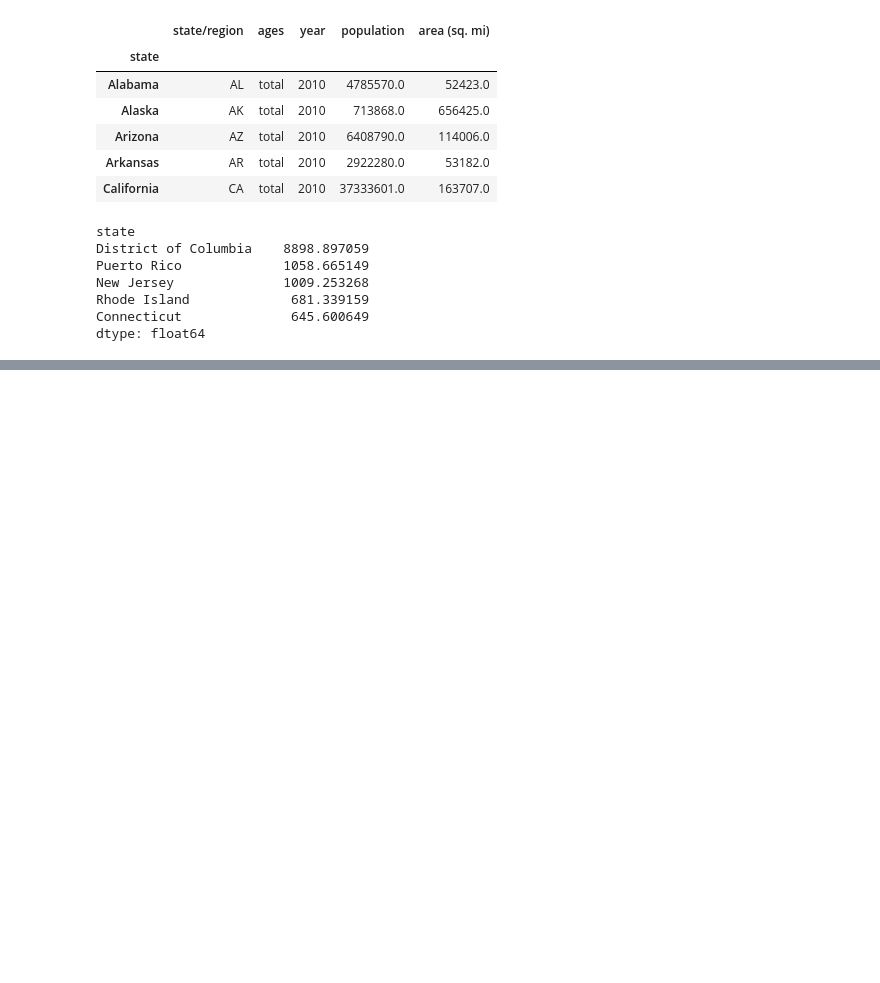
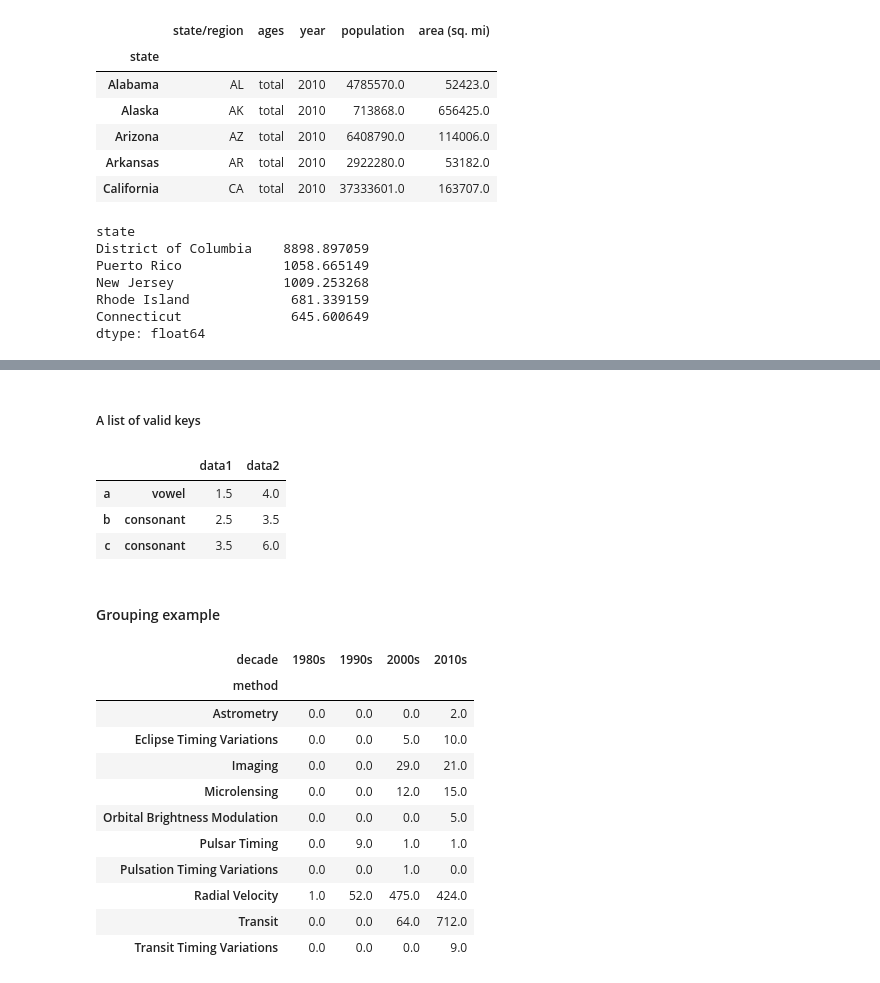
Before and after one commit to jbuisine/python-learn, a Jupyter notebook: 03.Pandas/Pandas.ipynb, the cells around one changed output, grey strips where cells are left out. Cells and saved outputs as stored; diff of their text form; code cells hidden in the pictures; blank space fills up the shorter version.

Commit message:
Dataframe group object by use

```diff
--- a/03.Pandas/Pandas.ipynb
+++ b/03.Pandas/Pandas.ipynb
@@ -2413,0 +2438,4 @@ dtype: float64
+# %%
+import seaborn as sns
+planets = sns.load_dataset('planets')
+planets.shape
@@ -2413,0 +2822,30 @@ dtype: float64
+# %% [markdown]
+##### A list of valid keys
+# %%
+df2.groupby([str.lower, mapping]).mean()
+# %% [output]
+|  |  | data1 | data2 |
+| a | vowel | 1.5 | 4.0 |
+| b | consonant | 2.5 | 3.5 |
+| c | consonant | 3.5 | 6.0 |
+# %% [markdown]
+#### Grouping example
+# %%
+# example of multiple operations to get information from dataset
+decade = 10 * (planets['year'] // 10)
+decade = decade.astype(str) + 's'
+decade.name = 'decade'
+planets.groupby(['method', decade])['number'].sum().unstack().fillna(0)
+# %% [output]
+| decade | 1980s | 1990s | 2000s | 2010s |
+| method |  |  |  |  |
+| Astrometry | 0.0 | 0.0 | 0.0 | 2.0 |
+| Eclipse Timing Variations | 0.0 | 0.0 | 5.0 | 10.0 |
+| Imaging | 0.0 | 0.0 | 29.0 | 21.0 |
+| Microlensing | 0.0 | 0.0 | 12.0 | 15.0 |
+| Orbital Brightness Modulation | 0.0 | 0.0 | 0.0 | 5.0 |
+| Pulsar Timing | 0.0 | 9.0 | 1.0 | 1.0 |
+| Pulsation Timing Variations | 0.0 | 0.0 | 1.0 | 0.0 |
+| Radial Velocity | 1.0 | 52.0 | 475.0 | 424.0 |
+| Transit | 0.0 | 0.0 | 64.0 | 712.0 |
+| Transit Timing Variations | 0.0 | 0.0 | 0.0 | 9.0 |
```
Also changed, not shown: parts of 50 cells of this notebook.
